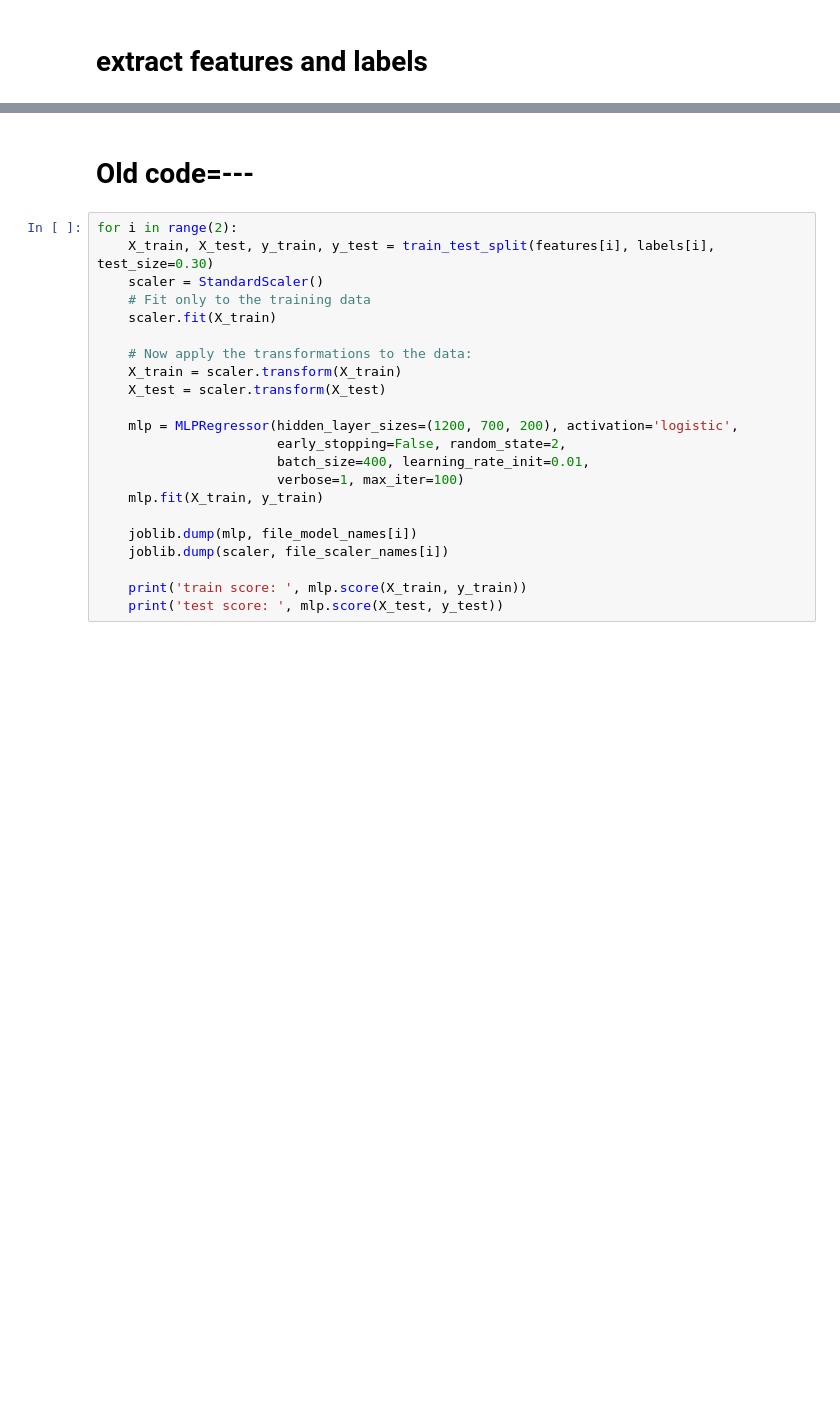
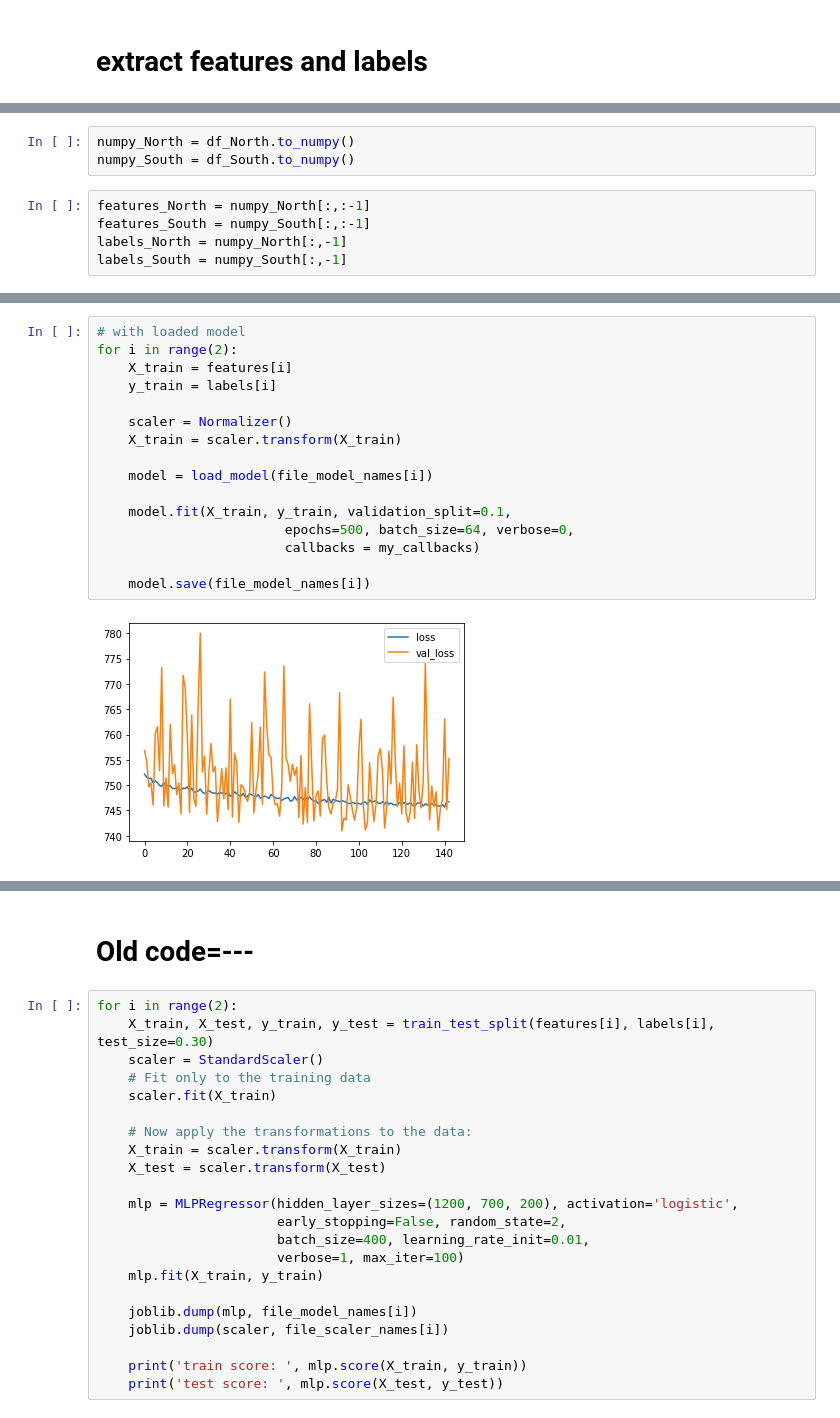
Before and after one commit to ChairMane/CS179M-Balalayka-pacman-ctf, a Jupyter notebook: learning.ipynb, the cells around one changed output, grey strips where cells are left out. Drawn from its saved outputs; the diff is of its cells as text; blank space fills up the shorter version.

```diff
--- a/learning.ipynb
+++ b/learning.ipynb
@@ -72,0 +39,8 @@ labels_South.shape
+# %%
+numpy_North = df_North.to_numpy()
+numpy_South = df_South.to_numpy()
+# %%
+features_North = numpy_North[:,:-1]
+features_South = numpy_South[:,:-1]
+labels_North = numpy_North[:,-1]
+labels_South = numpy_South[:,-1]
@@ -106 +94,19 @@ my_callbacks = [PlotLosses(),
+# %%
+# with loaded model
+for i in range(2):
+    X_train = features[i]
+    y_train = labels[i]
+
+    scaler = Normalizer()
+    X_train = scaler.transform(X_train)
+
+    model = load_model(file_model_names[i])
+
+    model.fit(X_train, y_train, validation_split=0.1,
+                        epochs=500, batch_size=64, verbose=0,
+                        callbacks = my_callbacks)
+
+    model.save(file_model_names[i])
+# %% [output]
+[figure, added]
 # %%
```
Also changed, not shown: parts of 39 cells of this notebook, 3 other files.
